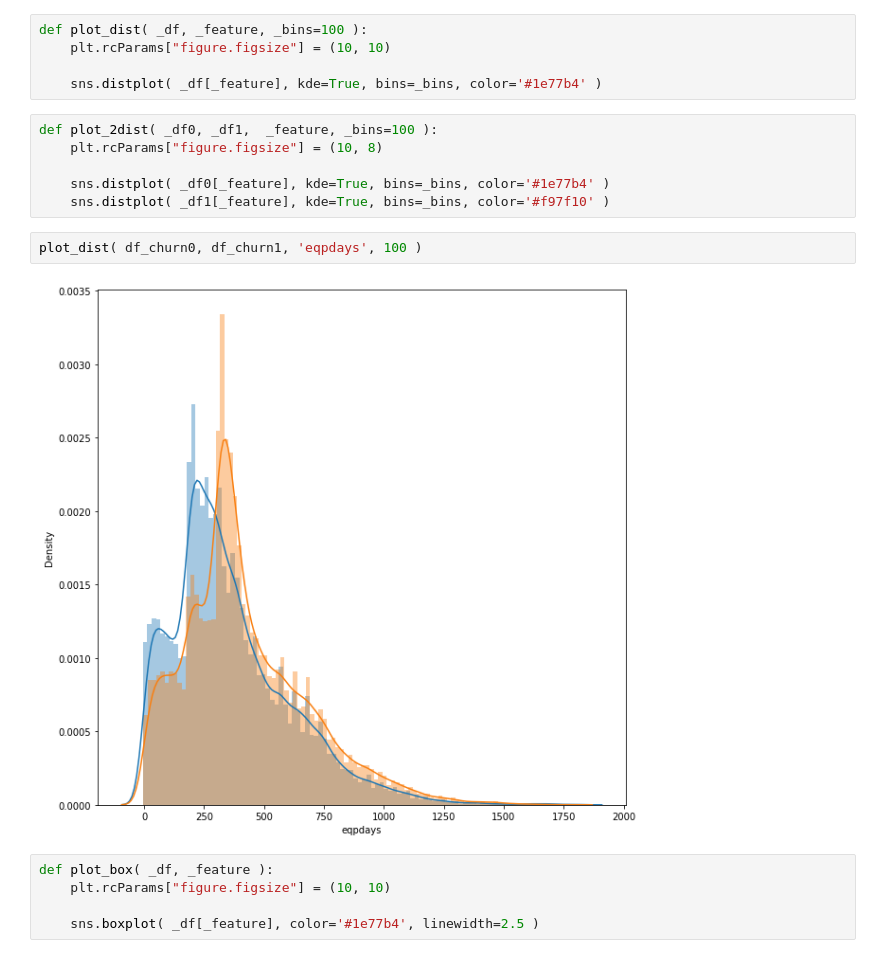
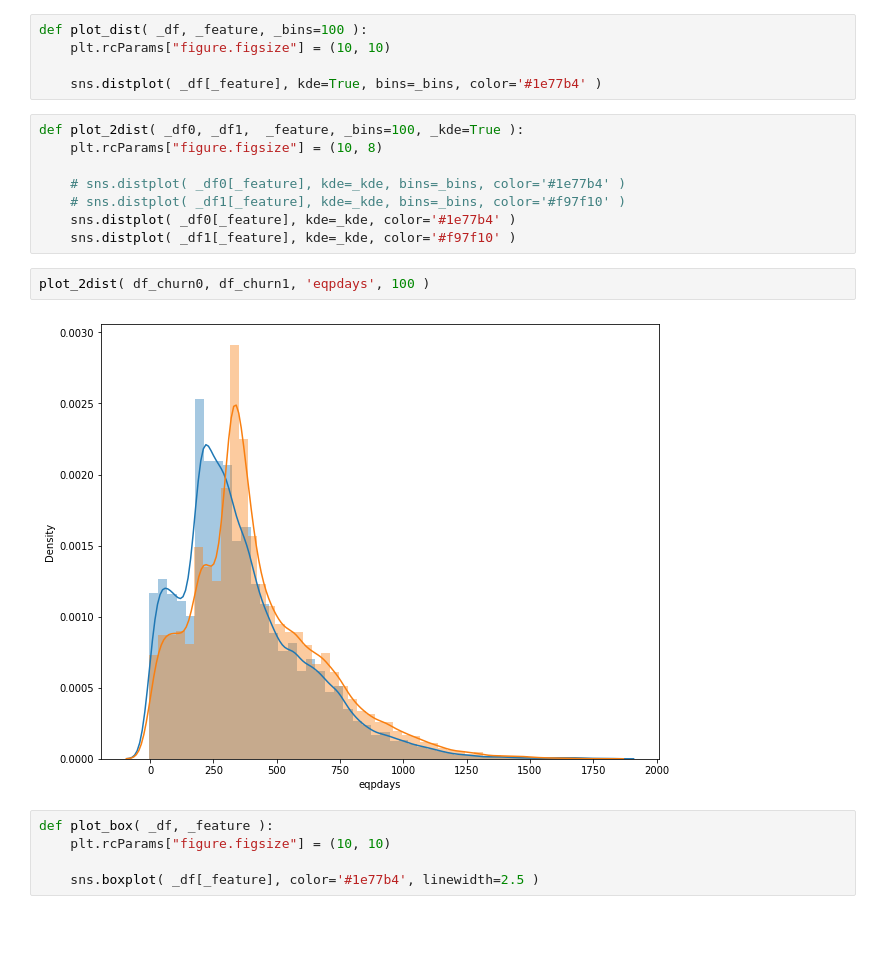
Before and after one commit to tom-uchida/GCI2020_Winter, a Jupyter notebook: final_task/src/analyze_4features.ipynb, the cells around one changed output. Drawn from its saved outputs; the diff is of its cells as text; blank space fills up the shorter version.

```diff
--- a/final_task/src/analyze_4features.ipynb
+++ b/final_task/src/analyze_4features.ipynb
@@ -250,15 +250,17 @@ def plot_dist( _df, _feature, _bins=100 ):
 
     sns.distplot( _df[_feature], kde=True, bins=_bins, color='#1e77b4' )
 # %%
-def plot_2dist( _df0, _df1,  _feature, _bins=100 ):
+def plot_2dist( _df0, _df1,  _feature, _bins=100, _kde=True ):
     plt.rcParams["figure.figsize"] = (10, 8)
 
-    sns.distplot( _df0[_feature], kde=True, bins=_bins, color='#1e77b4' )
-    sns.distplot( _df1[_feature], kde=True, bins=_bins, color='#f97f10' )
+    # sns.distplot( _df0[_feature], kde=_kde, bins=_bins, color='#1e77b4' )
+    # sns.distplot( _df1[_feature], kde=_kde, bins=_bins, color='#f97f10' )
+    sns.distplot( _df0[_feature], kde=_kde, color='#1e77b4' )
+    sns.distplot( _df1[_feature], kde=_kde, color='#f97f10' )
 # %%
-plot_dist( df_churn0, df_churn1, 'eqpdays', 100 )
+plot_2dist( df_churn0, df_churn1, 'eqpdays', 100 )
 # %% [output]
-[figure, old version]
+[figure, new version]
 # %%
 def plot_box( _df, _feature ):
     plt.rcParams["figure.figsize"] = (10, 10)
```
Also changed, not shown: parts of 8 cells of this notebook.
